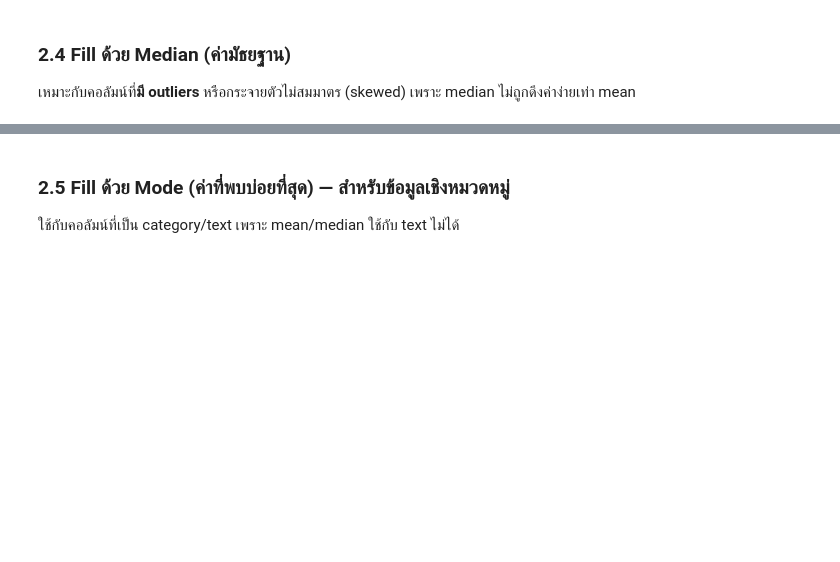
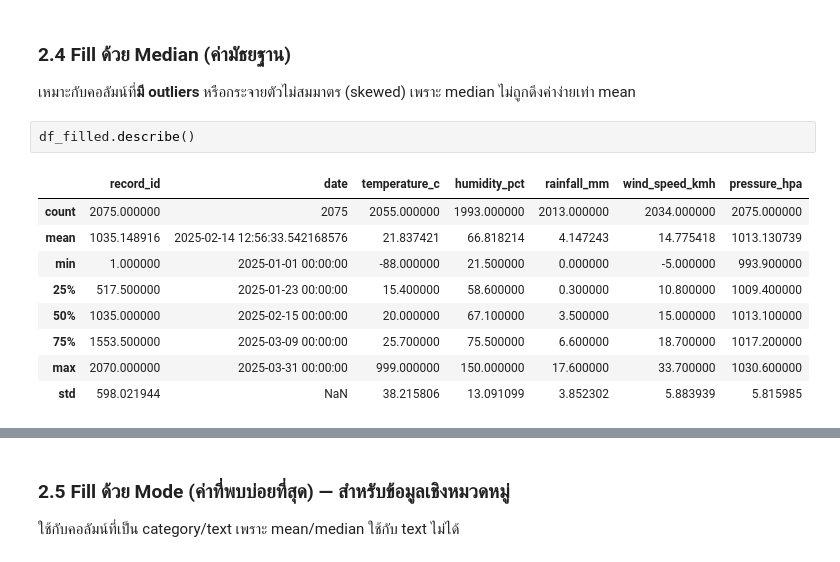
Before and after one commit to supitchaya-dear/SC612104_683020597-1, a Jupyter notebook: SC612104_Session10_Data_Cleaning.ipynb, the cells around one changed output, grey strips where cells are left out. Saved outputs shown, nothing was run; the diff lists cells and outputs as text; blank space fills up the shorter version.

```diff
--- a/SC612104_Session10_Data_Cleaning.ipynb
+++ b/SC612104_Session10_Data_Cleaning.ipynb
@@ -232,6 +333,18 @@ print(f"\nเหตุผล: pressure_hpa ไม่มี outlier ที่ร
 ### 2.4 Fill ด้วย Median (ค่ามัธยฐาน)
 
 เหมาะกับคอลัมน์ที่**มี outliers** หรือกระจายตัวไม่สมมาตร (skewed) เพราะ median ไม่ถูกดึงค่าง่ายเท่า mean
+# %%
+df_filled.describe()
+# %% [output]
+|  | record_id | date | temperature_c | humidity_pct | rainfall_mm | wind_speed_kmh | pressure_hpa |
+| count | 2075.000000 | 2075 | 2055.000000 | 1993.000000 | 2013.000000 | 2034.000000 | 2075.000000 |
+| mean | 1035.148916 | 2025-02-14 12:56:33.542168576 | 21.837421 | 66.818214 | 4.147243 | 14.775418 | 1013.130739 |
+| min | 1.000000 | 2025-01-01 00:00:00 | -88.000000 | 21.500000 | 0.000000 | -5.000000 | 993.900000 |
+| 25% | 517.500000 | 2025-01-23 00:00:00 | 15.400000 | 58.600000 | 0.300000 | 10.800000 | 1009.400000 |
+| 50% | 1035.000000 | 2025-02-15 00:00:00 | 20.000000 | 67.100000 | 3.500000 | 15.000000 | 1013.100000 |
+| 75% | 1553.500000 | 2025-03-09 00:00:00 | 25.700000 | 75.500000 | 6.600000 | 18.700000 | 1017.200000 |
+| max | 2070.000000 | 2025-03-31 00:00:00 | 999.000000 | 150.000000 | 17.600000 | 33.700000 | 1030.600000 |
+| std | 598.021944 | NaN | 38.215806 | 13.091099 | 3.852302 | 5.883939 | 5.815985 |
 # %%
 # temperature_c มี outliers (999, -88) -- median ทนทานต่อ outlier มากกว่า mean
 temp_mean = df_filled["temperature_c"].mean()
```
Also changed, not shown: parts of 17 cells of this notebook.
